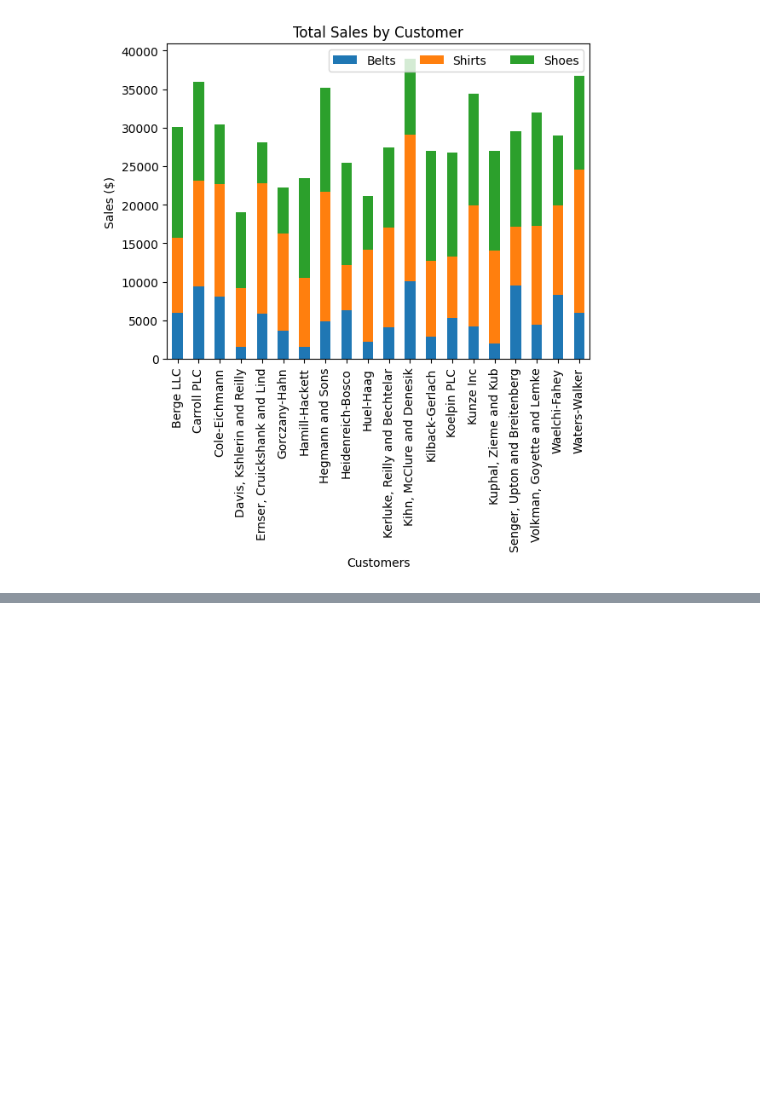
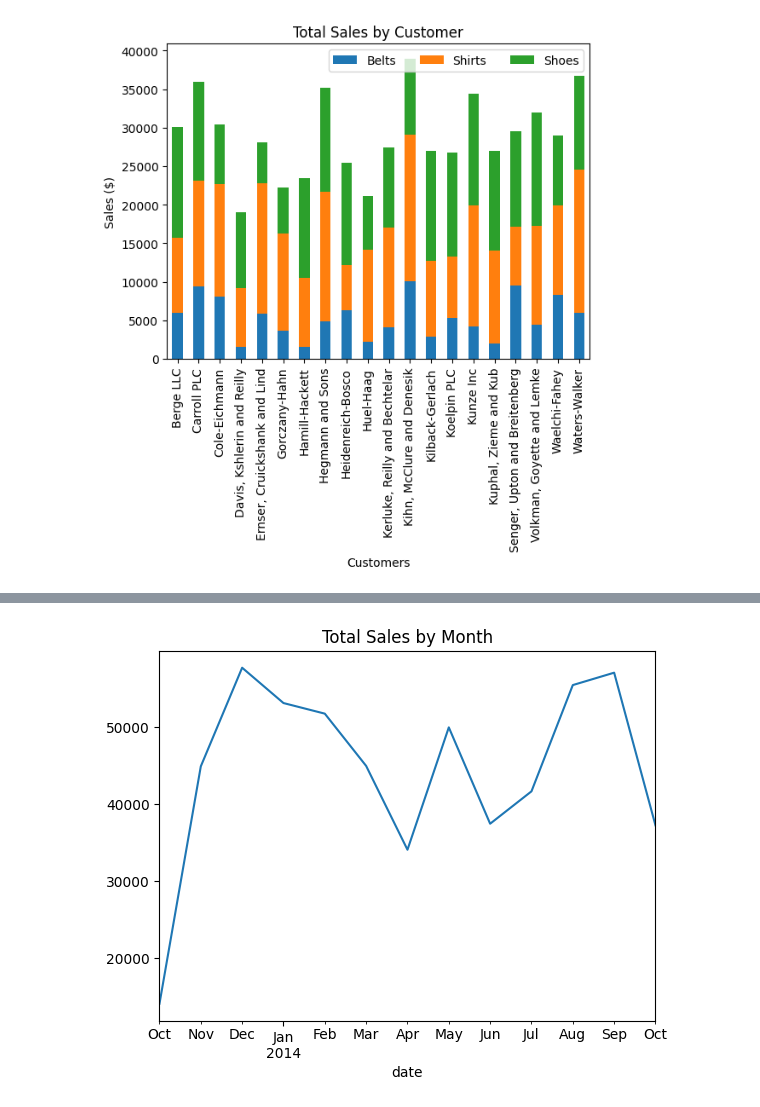
Before and after one commit to Aiden1024/TB-Data-Analytics, a Jupyter notebook: LEC/data_vis_2.ipynb, the cells around one changed output, grey strips where cells are left out. Cells and saved outputs as stored; diff of their text form; code cells hidden in the pictures; blank space fills up the shorter version.

```diff
--- a/LEC/data_vis_2.ipynb
+++ b/LEC/data_vis_2.ipynb
@@ -86,0 +114,12 @@ Huel-Haag                      2219.51  11944.01   6924.36
+# %%
+purchase_patterns = purchase_patterns.set_index('date')
+purchase_patterns.head()
+# sorted by time
+purchase_patterns.sort_index()
+# resampled by months
+purchase_plot = purchase_patterns.resample('M').sum().plot(title="Total Sales by Month", legend=None)
+# save the figure
+fig = purchase_plot.get_figure()
+fig.savefig("total-sales.png")
+# %% [output]
+[figure, added]
```
Also changed, not shown: parts of 9 cells of this notebook, 6 other files.
